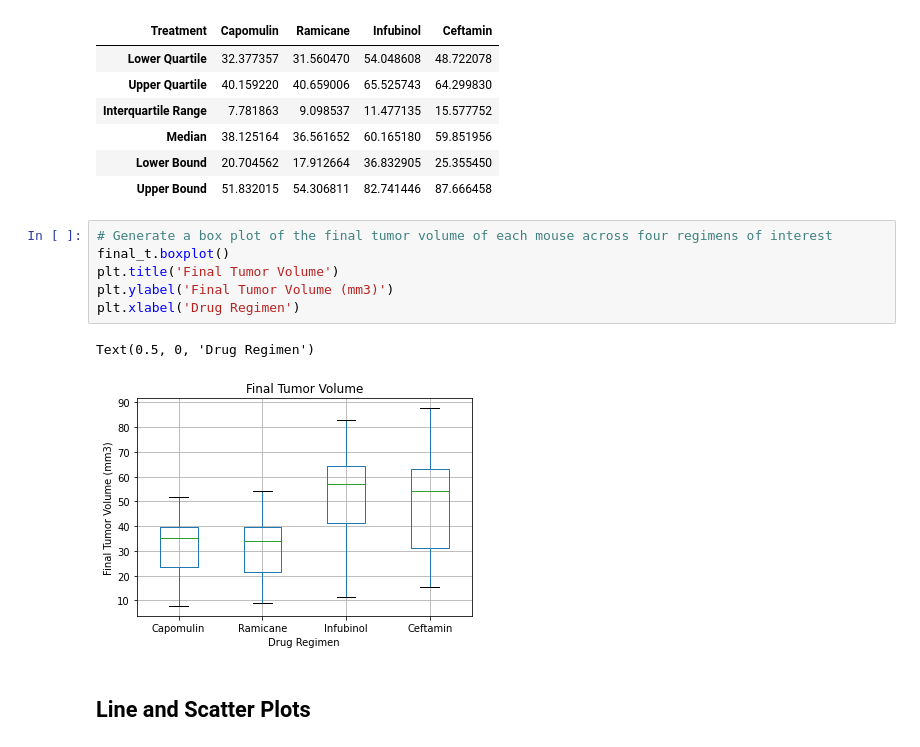
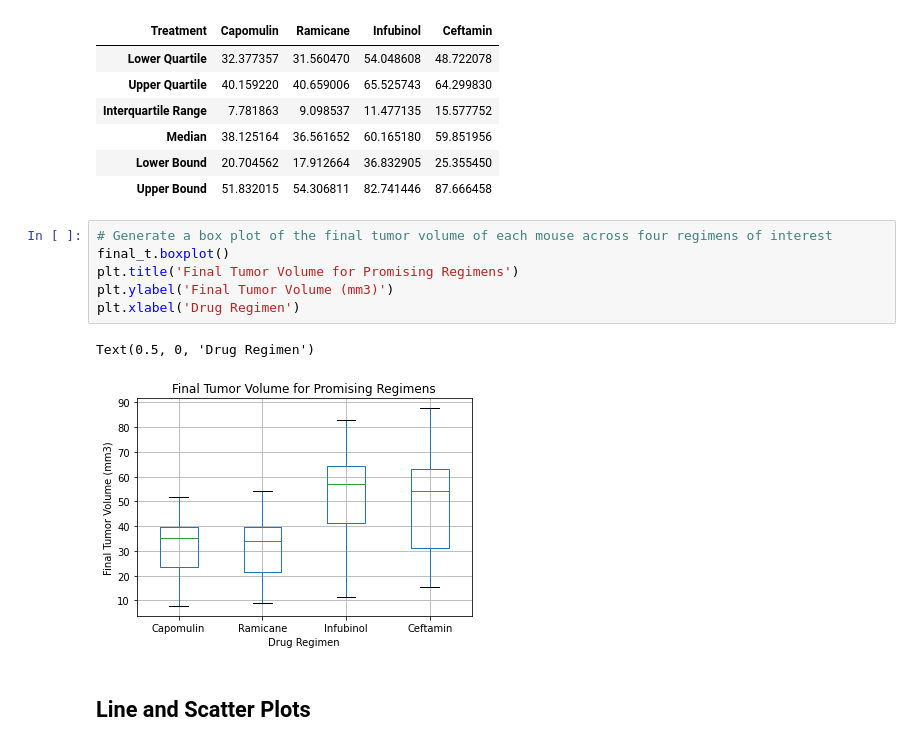
Before and after one commit to andyob715/Matplotlib-challenge, a Jupyter notebook: 05-Matplotlib/Instructions/Pymaceuticals/pymaceuticals_starter.ipynb, the cells around one changed output. Cells and saved outputs as stored; diff of their text form.

```diff
--- a/05-Matplotlib/Instructions/Pymaceuticals/pymaceuticals_starter.ipynb
+++ b/05-Matplotlib/Instructions/Pymaceuticals/pymaceuticals_starter.ipynb
@@ -280,12 +289,12 @@ final_t
 # %%
 # Generate a box plot of the final tumor volume of each mouse across four regimens of interest
 final_t.boxplot()
-plt.title('Final Tumor Volume')
+plt.title('Final Tumor Volume for Promising Regimens')
 plt.ylabel('Final Tumor Volume (mm3)')
 plt.xlabel('Drug Regimen')
 # %% [output]
 Text(0.5, 0, 'Drug Regimen')
-[figure, old version]
+[figure, new version]
 # %% [markdown]
 ## Line and Scatter Plots
 # %%
```
Also changed, not shown: parts of 5 cells of this notebook.
